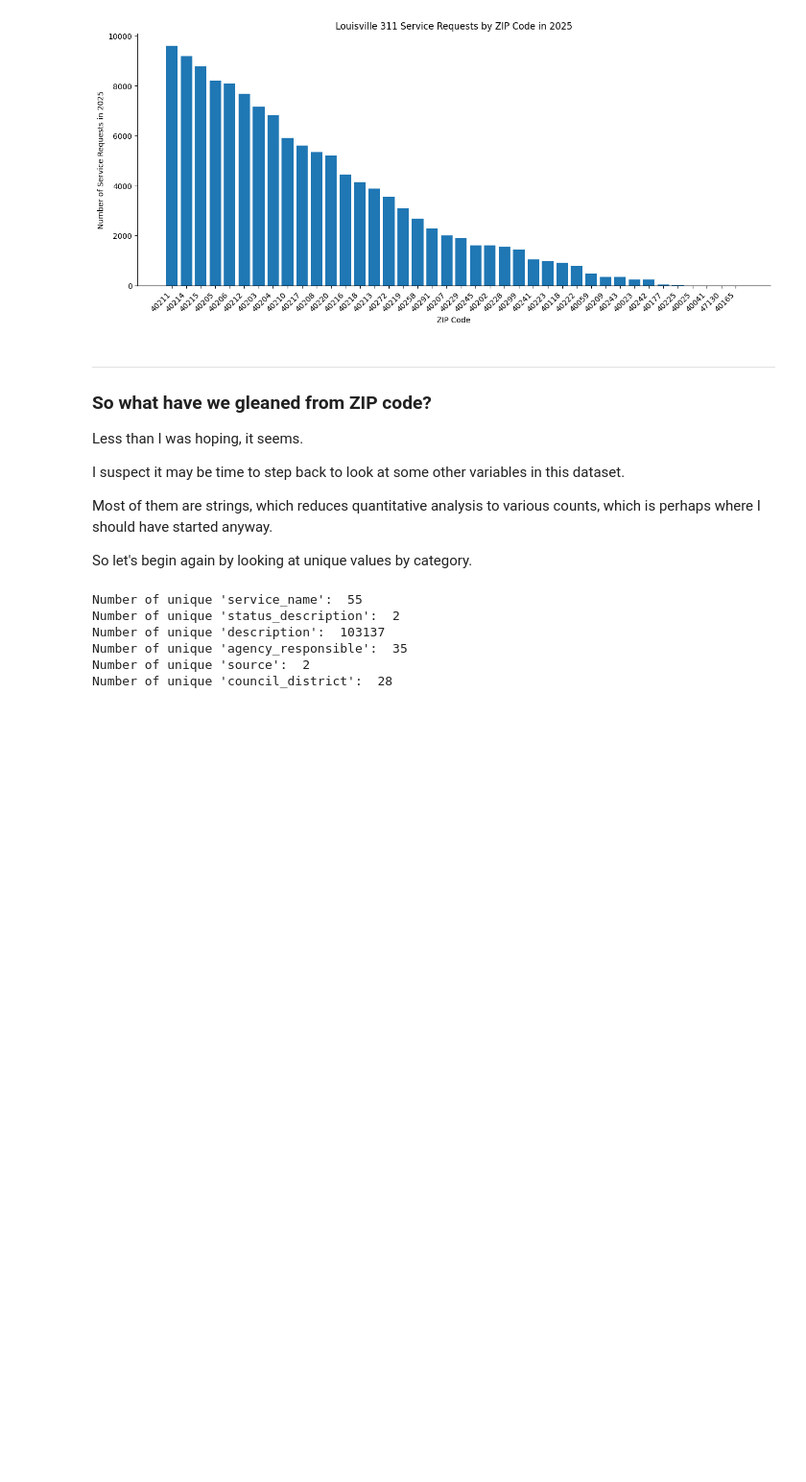
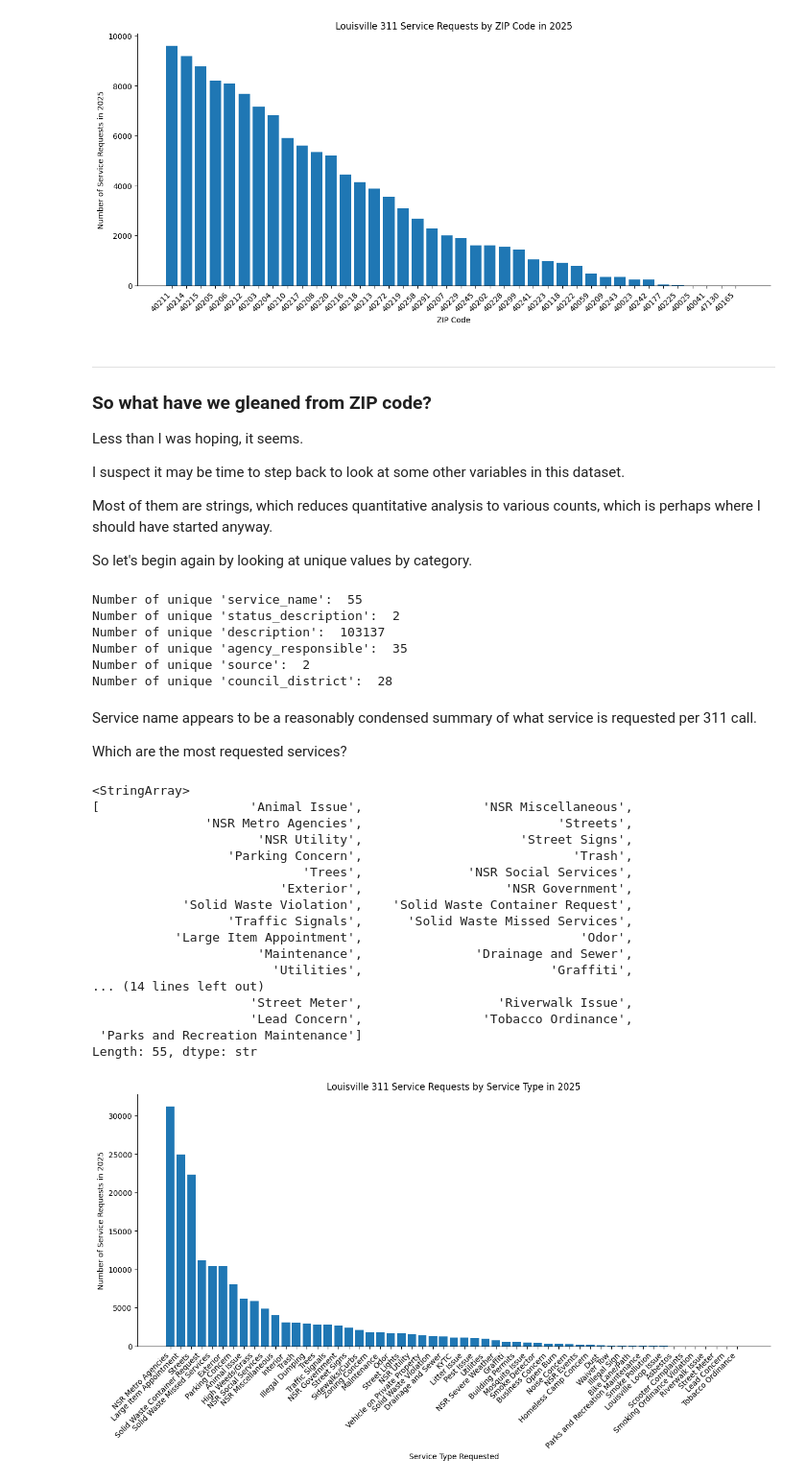
Before and after one commit to peachfiend-42/LouKY_311_Exploration, a Jupyter notebook: LouKY_311_Exploration/initial_views.ipynb, the cells around one changed output. Shown at 96% size. Saved outputs shown, nothing was run; the diff lists cells and outputs as text; code cells hidden in the pictures; blank space fills up the shorter version.

Commit message:
stuck on a string thing

```diff
--- a/LouKY_311_Exploration/initial_views.ipynb
+++ b/LouKY_311_Exploration/initial_views.ipynb
@@ -444,3 +445,47 @@ Number of unique 'description':  103137
 Number of unique 'agency_responsible':  35
 Number of unique 'source':  2
 Number of unique 'council_district':  28
+# %% [markdown]
+Service name appears to be a reasonably condensed summary of what service is requested per 311 call.
+
+Which are the most requested services?
+# %%
+print(lou311_clean['service_name'].unique())
+
+# count requests by service_name
+svc_reqs = lou311_clean.value_counts(subset='service_name')
+
+# set a reasonable plot size
+plt.figure(figsize=(15,6))
+
+# make it more readable
+plt.xlabel("Service Type Requested")
+plt.ylabel("Number of Service Requests in 2025")
+plt.title("Louisville 311 Service Requests by Service Type in 2025")
+plt.xticks(rotation=45, ha='right')
+ax = plt.gca()
+ax.spines['top'].set_visible(False)
+ax.spines['right'].set_visible(False)
+
+plt.bar(svc_reqs.index,svc_reqs.values)
+
+plt.show()
+# %% [output]
+<StringArray>
+[                    'Animal Issue',                'NSR Miscellaneous',
+               'NSR Metro Agencies',                          'Streets',
+                      'NSR Utility',                     'Street Signs',
+                  'Parking Concern',                            'Trash',
+                            'Trees',              'NSR Social Services',
+                         'Exterior',                   'NSR Government',
+            'Solid Waste Violation',    'Solid Waste Container Request',
+                  'Traffic Signals',      'Solid Waste Missed Services',
+           'Large Item Appointment',                             'Odor',
+                      'Maintenance',               'Drainage and Sewer',
+                        'Utilities',                         'Graffiti',
+... (14 lines left out)
+                     'Street Meter',                  'Riverwalk Issue',
+                     'Lead Concern',                'Tobacco Ordinance',
+ 'Parks and Recreation Maintenance']
+Length: 55, dtype: str
+[figure, added]
```
Also changed, not shown: parts of 4 cells of this notebook.
